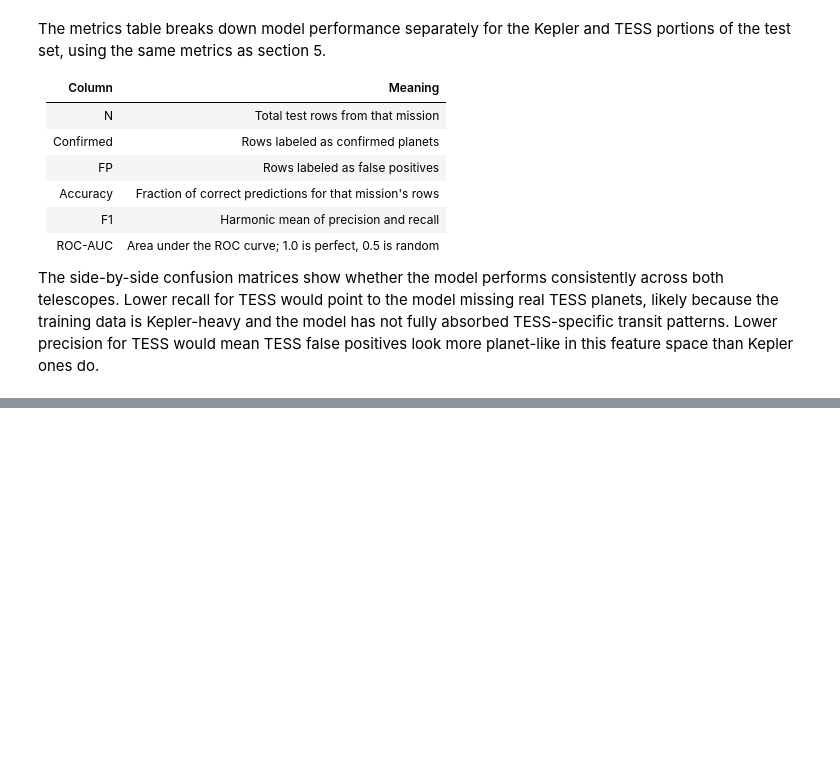
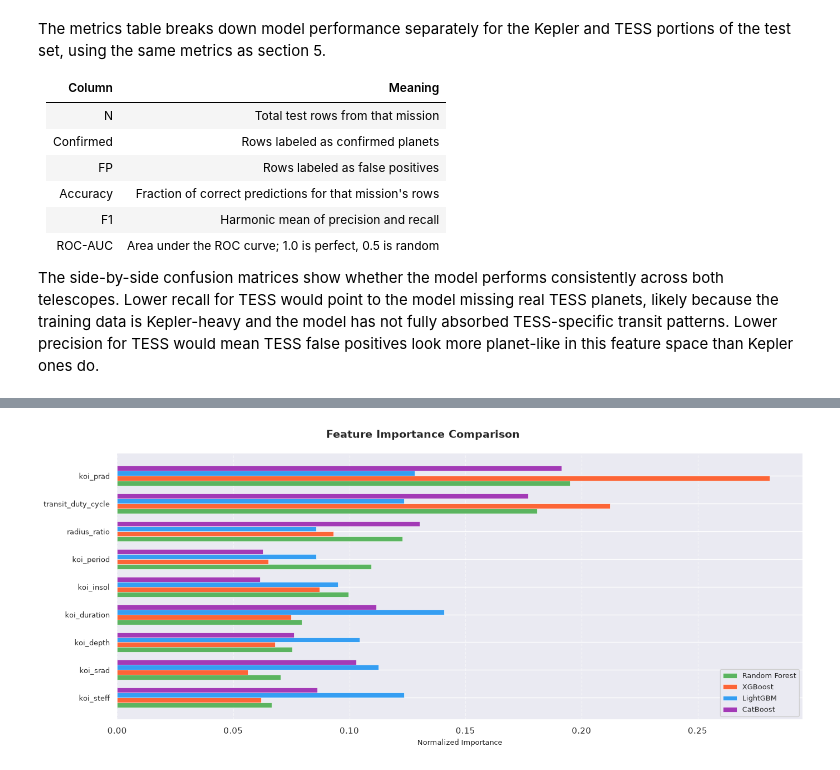
Before and after one commit to valdi-at/big-data-t-final-project, a Jupyter notebook: notebook.ipynb, the cells around one changed output, grey strips where cells are left out. Cells and saved outputs as stored; diff of their text form; code cells hidden in the pictures; blank space fills up the shorter version.

```diff
--- a/notebook.ipynb
+++ b/notebook.ipynb
@@ -563,0 +779,38 @@ The side-by-side confusion matrices show whether the model performs consistently
+# %%
+fi_data = {}
+for name, model in MODELS.items():
+    clf = model.named_steps['clf']
+    if hasattr(clf, 'get_feature_importance'):   # CatBoost
+        fi_data[name] = clf.get_feature_importance()
+    else:
+        fi_data[name] = clf.feature_importances_
+
+fi_df = pd.DataFrame(fi_data, index=FEATURES)
+fi_df = fi_df.div(fi_df.sum())          # normalize each column to sum to 1
+fi_df = fi_df.sort_values('Random Forest', ascending=True)
+
+n_feats = len(FEATURES)
+n_mods  = len(MODELS)
+x       = np.arange(n_feats)
+width   = 0.18
+
+fig, ax = plt.subplots(figsize=(14, 6))
+fig.suptitle('Feature Importance Comparison', fontsize=14, fontweight='bold')
+
+for i, col in enumerate(fi_df.columns):
+    offset = (i - n_mods / 2 + 0.5) * width
+    ax.barh(x + offset, fi_df[col].values, height=width,
+            label=col, color=MODEL_COLORS[col], alpha=0.9,
+            edgecolor='white', linewidth=0.5)
+
+ax.set_yticks(x)
+ax.set_yticklabels(fi_df.index, fontsize=9)
+ax.set_xlabel('Normalized Importance', fontsize=9)
+ax.legend(loc='lower right', fontsize=9, framealpha=0.9)
+ax.xaxis.grid(True, linestyle='--', alpha=0.5)
+ax.set_axisbelow(True)
+sns.despine(ax=ax, left=True)
+fig.tight_layout()
+plt.show()
+# %% [output]
+[figure, added]
```
Also changed, not shown: parts of 11 cells of this notebook, 3 other files.
